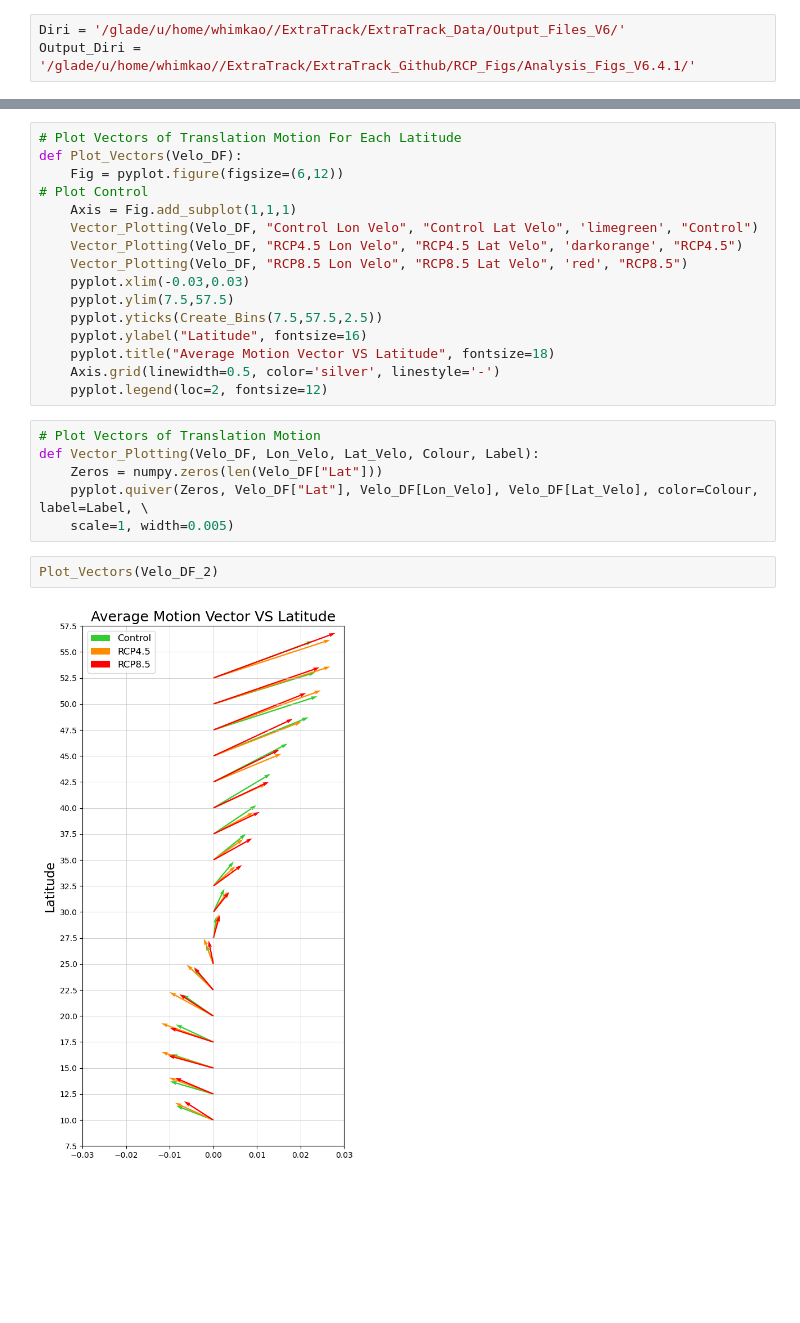
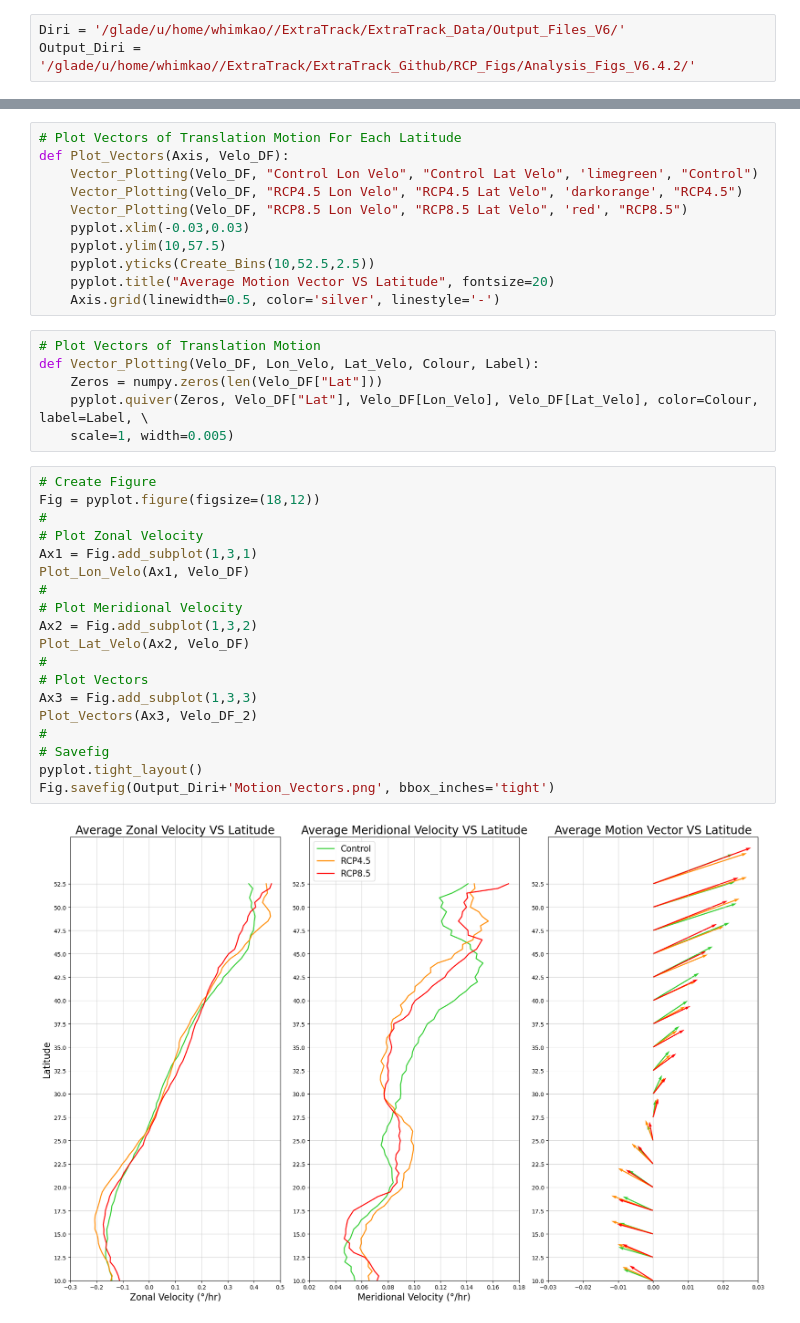
Before and after one commit to Luigi728/ExtraTrack_Github, a Jupyter notebook: RCP_Analysis/RCP_Analysis_V6.4.2.ipynb, the cells around one changed output, grey strips where cells are left out. Drawn from its saved outputs; the diff is of its cells as text; blank space fills up the shorter version.

```diff
--- a/RCP_Analysis/RCP_Analysis_V6.4.2.ipynb
+++ b/RCP_Analysis/RCP_Analysis_V6.4.2.ipynb
@@ -21,7 +22,7 @@ import random
 import xarray as xr
 # %%
 Diri = '/glade/u/home/whimkao//ExtraTrack/ExtraTrack_Data/Output_Files_V6/'
-Output_Diri = '/glade/u/home/whimkao//ExtraTrack/ExtraTrack_Github/RCP_Figs/Analysis_Figs_V6.4.1/'
+Output_Diri = '/glade/u/home/whimkao//ExtraTrack/ExtraTrack_Github/RCP_Figs/Analysis_Figs_V6.4.2/'
 # %%
 # Open File
 def Open_File(File):
@@ -339,26 +234,38 @@ Velo_DF_2
 # %%
 # Plot Vectors of Translation Motion For Each Latitude
-def Plot_Vectors(Velo_DF):
-    Fig = pyplot.figure(figsize=(6,12))
-# Plot Control
-    Axis = Fig.add_subplot(1,1,1)
+def Plot_Vectors(Axis, Velo_DF):
     Vector_Plotting(Velo_DF, "Control Lon Velo", "Control Lat Velo", 'limegreen', "Control")
     Vector_Plotting(Velo_DF, "RCP4.5 Lon Velo", "RCP4.5 Lat Velo", 'darkorange', "RCP4.5")
     Vector_Plotting(Velo_DF, "RCP8.5 Lon Velo", "RCP8.5 Lat Velo", 'red', "RCP8.5")
     pyplot.xlim(-0.03,0.03)
-    pyplot.ylim(7.5,57.5)
-    pyplot.yticks(Create_Bins(7.5,57.5,2.5))
-    pyplot.ylabel("Latitude", fontsize=16)
-    pyplot.title("Average Motion Vector VS Latitude", fontsize=18)
+    pyplot.ylim(10,57.5)
+    pyplot.yticks(Create_Bins(10,52.5,2.5))
+    pyplot.title("Average Motion Vector VS Latitude", fontsize=20)
     Axis.grid(linewidth=0.5, color='silver', linestyle='-')
-    pyplot.legend(loc=2, fontsize=12)
 # %%
 # Plot Vectors of Translation Motion
 def Vector_Plotting(Velo_DF, Lon_Velo, Lat_Velo, Colour, Label):
     Zeros = numpy.zeros(len(Velo_DF["Lat"]))
     pyplot.quiver(Zeros, Velo_DF["Lat"], Velo_DF[Lon_Velo], Velo_DF[Lat_Velo], color=Colour, label=Label, \
     scale=1, width=0.005)
-# %%
-Plot_Vectors(Velo_DF_2)
-# %% [output]
-[figure, removed]
+# %%
+# Create Figure
+Fig = pyplot.figure(figsize=(18,12))
+#
+# Plot Zonal Velocity
+Ax1 = Fig.add_subplot(1,3,1)
+Plot_Lon_Velo(Ax1, Velo_DF)
+#
+# Plot Meridional Velocity
+Ax2 = Fig.add_subplot(1,3,2)
+Plot_Lat_Velo(Ax2, Velo_DF)
+#
+# Plot Vectors
+Ax3 = Fig.add_subplot(1,3,3)
+Plot_Vectors(Ax3, Velo_DF_2)
+#
+# Savefig
+pyplot.tight_layout()
+Fig.savefig(Output_Diri+'Motion_Vectors.png', bbox_inches='tight')
+# %% [output]
+[figure, added]
```
Also changed, not shown: parts of 12 cells of this notebook.
